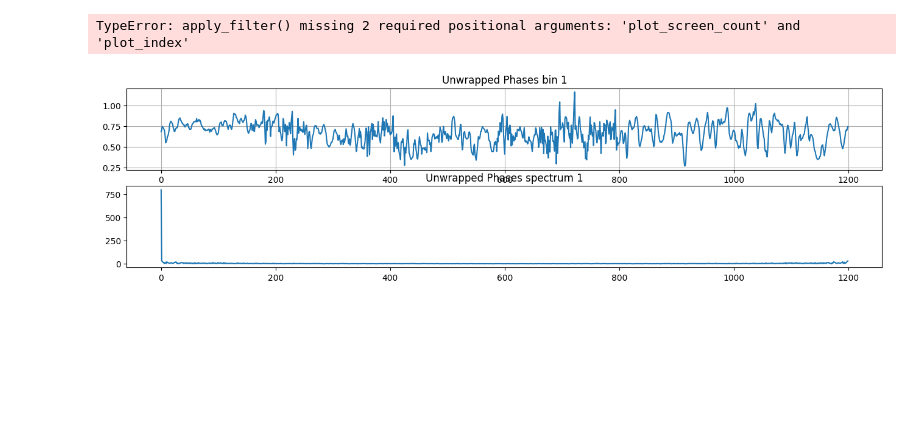
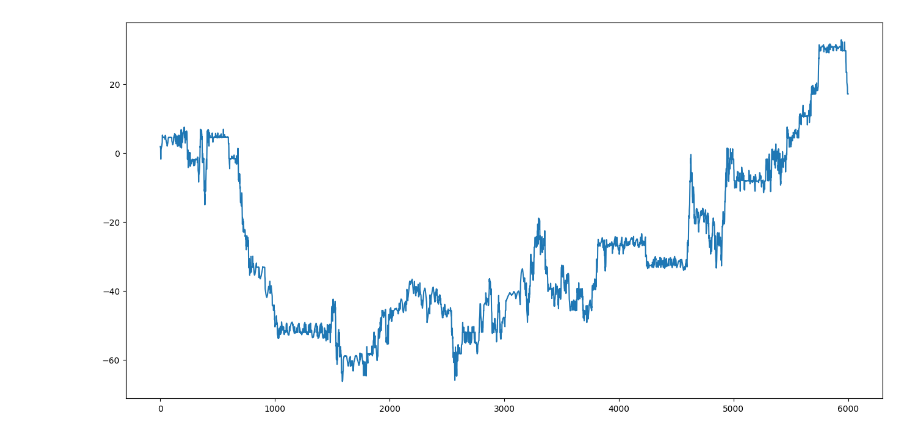
Before and after one commit to tqdinh/gensignal, a Jupyter notebook: EXTRACT_VITAL_SIGNAL_IN_FMCW_RADAR_v1.ipynb, the cells around one changed output. Saved outputs shown, nothing was run; the diff lists cells and outputs as text; code cells hidden in the pictures; blank space fills up the shorter version.

```diff
--- a/EXTRACT_VITAL_SIGNAL_IN_FMCW_RADAR_v1.ipynb
+++ b/EXTRACT_VITAL_SIGNAL_IN_FMCW_RADAR_v1.ipynb
@@ -104,62 +110,0 @@ plt.show()
-# %%
-def apply_filter(_signal,_low_cut_freq,_high_cut_freq,_sampling_rate,show_plot,plot_screen_count,plot_index):
-
-    order = 4  # Filter order
-    # Normalize the cutoff frequencies
-    nyquist_freq = 0.5 * _sampling_rate
-    low = _low_cut_freq / nyquist_freq
-    high = _high_cut_freq / nyquist_freq
-
-    # Apply the bandpass filter
-    b, a = butter(order, [low, high], btype='band', fs=_sampling_rate)
-    filtered_signal = filtfilt(b, a, _signal)
-    filtered_freq_signal = np.fft.fft(filtered_signal)
-    filtered_magnitude = np.abs(filtered_freq_signal)
-    filtered_freq = np.fft.fftfreq(len(filtered_signal), d=1/_sampling_rate)
-
-    positive_filtered_freq = filtered_freq[:len(filtered_freq)//2]  # Consider only the positive frequencies
-    positive_filtered_freq_signal = filtered_freq_signal[:len(filtered_freq)//2]
-    positive_filtered_magnitude = np.abs(positive_filtered_freq_signal)
-    positive_peaks, _ = find_peaks(np.abs(positive_filtered_freq_signal))
-    positive_peak_freqs = positive_filtered_freq[positive_peaks]
-    positive_peak_magnitudes = filtered_magnitude[positive_peaks]
-
-    if(True == show_plot):
-        plt.subplot(plot_screen_count,1,plot_index)
-        plt.plot(positive_filtered_freq,positive_filtered_magnitude)
-        plt.plot(positive_peak_freqs, positive_peak_magnitudes, 'ro', label='Peaks')
-
-        for freq, mag in zip(positive_peak_freqs, positive_peak_magnitudes):
-            plt.annotate(f'{freq:.1f}', xy=(freq, mag), xytext=(freq, mag+5))
-
-    return filtered_signal
-
-for bin_selected,val in enumerate(magnitude_index):
-    if(0!=val):
-        ffts_interested_bin = [fft_chirp[bin_selected] for fft_chirp in fft_chirps]
-        angles = np.angle(np.array(ffts_interested_bin).flatten())
-        # unwrapped_phase = np.unwrap(angles)
-
-        WINDOW_SIZE= 20*60
-        WINDOW_ANGLE = angles[0:WINDOW_SIZE]
-        unwrapped_phase = np.unwrap(WINDOW_ANGLE)
-
-        plt.figure(figsize=(16,8))
-        plt.subplot(4,1,1)
-        plt.plot(unwrapped_phase)
-        plt.title('Unwrapped Phases bin {0}'.format(bin_selected))
-        plt.grid(True)
-
-        plt.subplot(4,1,2)
-        plt.plot(np.abs(np.fft.fft(unwrapped_phase)))
-        plt.title('Unwrapped Phases spectrum {0}'.format(bin_selected))
-
-
-        filtered_singal = apply_filter(unwrapped_phase,0.05,4,20,False,-1,-1)
-        apply_filter(filtered_singal,0.84,3.6,20,True,plot_screen_count=4,plot_index=3)
-        apply_filter(filtered_singal,0.08,58,20,True,plot_screen_count=4,plot_index=4)
-        plt.tight_layout()
-        plt.show()
-# %% [output]
-TypeError: apply_filter() missing 2 required positional arguments: 'plot_screen_count' and 'plot_index'
-[figure, removed]
@@ -322,0 +111,14 @@ plt.show()
+# %%
+interested_ffts =[]
+for _i,fft_chirp in enumerate(fft_chirps):
+
+    max_index = magnitude_index[_i]
+    interested_ffts.append(fft_chirp[max_index])
+
+interested_angles = np.angle(np.array(interested_ffts).flatten())
+unwrapped_angles=np.unwrap(interested_angles)
+plt.figure(figsize=(16,8))
+plt.plot(unwrapped_angles)
+plt.show()
+# %% [output]
+[figure, added]
```
Also changed, not shown: parts of 16 cells of this notebook, 5 other files.
